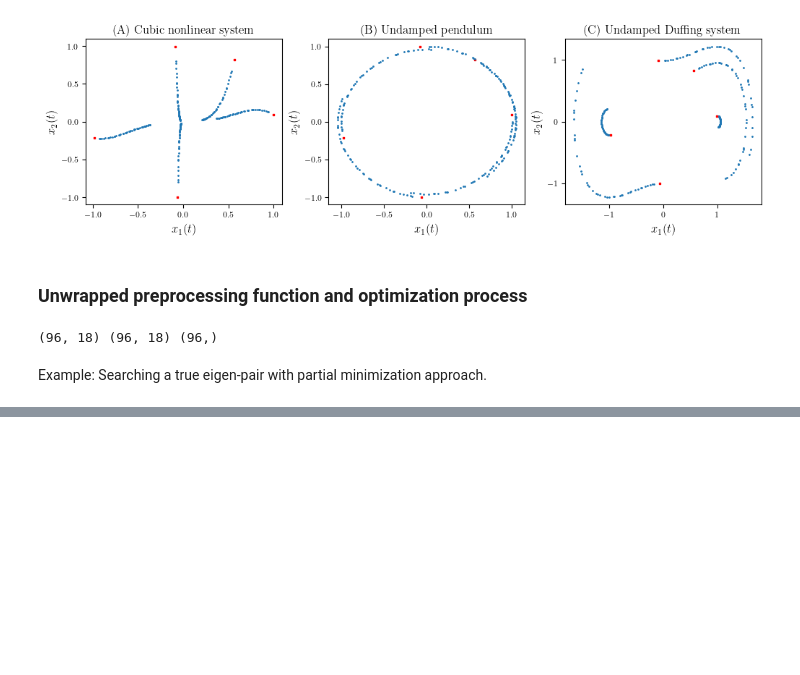
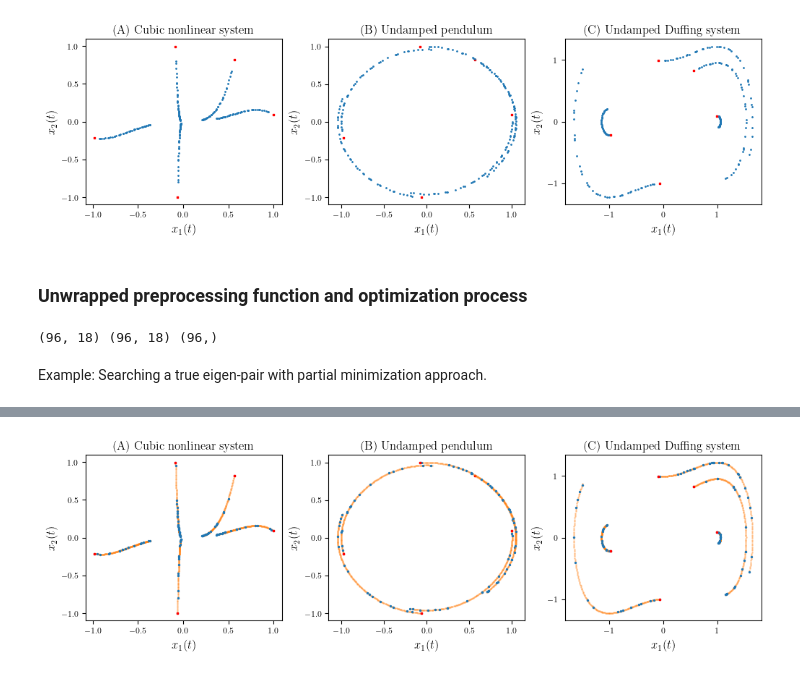
Before and after one commit to younghwan-cho-dev/KoopmanIrregular-public, a Jupyter notebook: analytics/eda.ipynb, the cells around one changed output, grey strips where cells are left out. Saved outputs shown, nothing was run; the diff lists cells and outputs as text; code cells hidden in the pictures; blank space fills up the shorter version.

Commit message:
Updates on experiments, figures, tables

```diff
--- a/analytics/eda.ipynb
+++ b/analytics/eda.ipynb
@@ -305,0 +517,26 @@ print(learned_function_dataframe.to_latex(index=True, escape=False, caption='tb'
+# %%
+data_list = [train_data_cubic, train_data_pendulum, train_data_duffing]
+interpolated_data_list = [trajectory_interpolated_cubic, trajectory_interpolated_pendulum, trajectory_interpolated_duffing]
+fig_label = ["(A) Cubic nonlinear system","(B) Undamped pendulum"," (C) Undamped Duffing system"]
+fig, axes = plt.subplots(nrows=1, ncols=3, figsize=(10, 3),constrained_layout=True)
+for i, ax in enumerate(axes.flat): # axes.flat allows iteration over a flattened 2D array of axes:
+    temp_data = data_list[i]
+    temp_interpolated = interpolated_data_list[i]
+    for num in range(base_config["params_synthetic_data"]['NUM_TRAJECTORY']):
+        ax.scatter(x=temp_interpolated[num][:,0], y=temp_interpolated[num][:,1], s=1, c="tab:orange", alpha=0.3)
+        ax.scatter(x=temp_data[num][:,0], y=temp_data[num][:,1], s=2, c="tab:blue", alpha=1)
+        ax.scatter(temp_data[num][0,0],temp_data[num][0,1], s=4, color='red', marker="s")
+        ax.locator_params(axis='x', nbins=5)  # Specify 5 ticks on the x-axis
+        ax.locator_params(axis='y', nbins=5)  # Specify 5 ticks on the y-axis
+        ax.set_title(f"{fig_label[i]}",fontsize=12)
+        ax.set_xlabel("$x_1(t)$", fontsize=12)
+        ax.set_ylabel("$x_2(t)$", fontsize=12)
+
+line1 = mlines.Line2D([], [], color='tab:blue', marker='o', label='Observations', linestyle='None')
+line1 = mlines.Line2D([], [], color='tab:orange', marker='o', label='Interpolation', linestyle='None')
+line2 = mlines.Line2D([], [], color='red', marker='s', label='Initial states', linestyle='None')
+
+plt.savefig("interpolated_PP_viz.png", dpi=650, bbox_inches='tight')
+plt.show()
+# %% [output]
+[figure, added]
```
Also changed, not shown: parts of 12 cells of this notebook, 11 other files.
